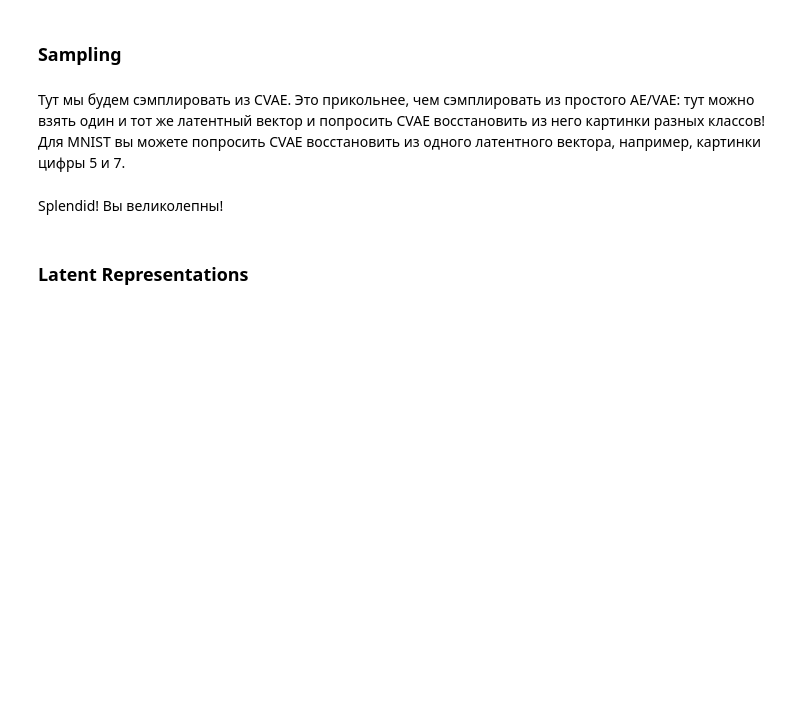
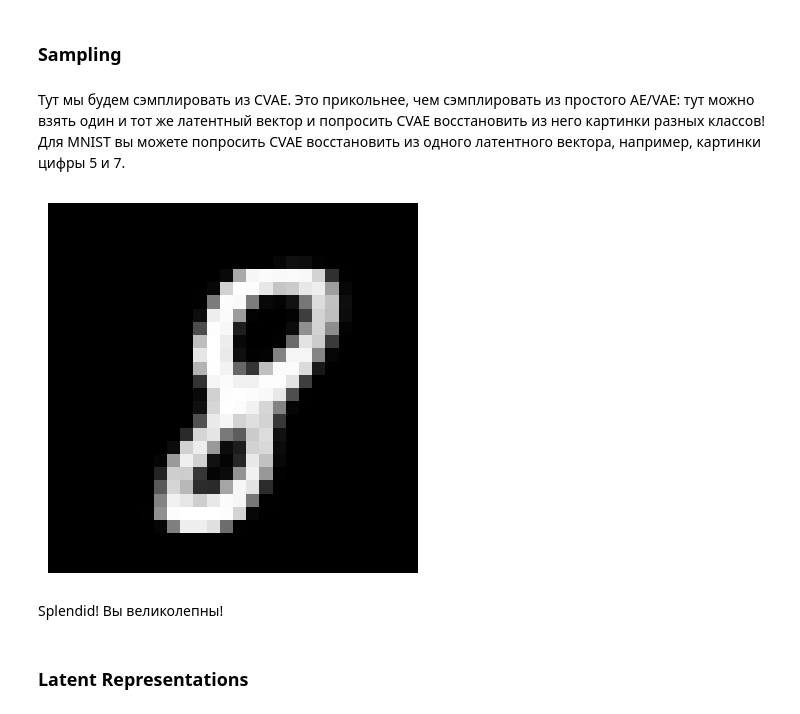
Before and after one commit to blckvia/DeepLearningSchool, a Jupyter notebook: week_10_AE_VAE/Homework/hw_7_autoencoders.ipynb, the cells around one changed output. Saved outputs shown, nothing was run; the diff lists cells and outputs as text; code cells hidden in the pictures; blank space fills up the shorter version.

```diff
--- a/week_10_AE_VAE/Homework/hw_7_autoencoders.ipynb
+++ b/week_10_AE_VAE/Homework/hw_7_autoencoders.ipynb
@@ -692,3 +729,18 @@ class CVAE(nn.Module):
+# %%
+cvae = CVAE(28*28, features, 10, 256).to(device)
+optimizer = torch.optim.AdamW(cvae.parameters(), lr=1e-3)
+
+for epoch in range(30):
+    for batch in train_loader:
+        images, labels = batch
+        images = images.view(-1, 28 * 28).to(device)
+        labels_onehot = F.one_hot(labels, num_classes=10).float().to(device)
+
+        optimizer.zero_grad()
+        mu, logsigma, rec = cvae(images, labels_onehot)
+        loss = loss_vae(images, mu, logsigma, rec)
+        loss.backward()
+        optimizer.step()
 # %% [markdown]
 ### Sampling
 # %% [markdown]
@@ -699,3 +749,14 @@ class CVAE(nn.Module):
+# %%
+sample_class = torch.tensor([8]).to(device)
+ohe = F.one_hot(sample_class, num_classes=10).float()
+z = torch.randn(1, features).to(device)
+sample_img = cvae.decode(z, ohe)
+
+plt.imshow(sample_img.view(28, 28).detach().cpu().numpy(), cmap='gray')
+plt.axis('off')
+plt.show()
+# %% [output]
+[figure, added]
 # %% [markdown]
 Splendid! Вы великолепны!
 # %% [markdown]
```
Also changed, not shown: parts of 9 cells of this notebook.
